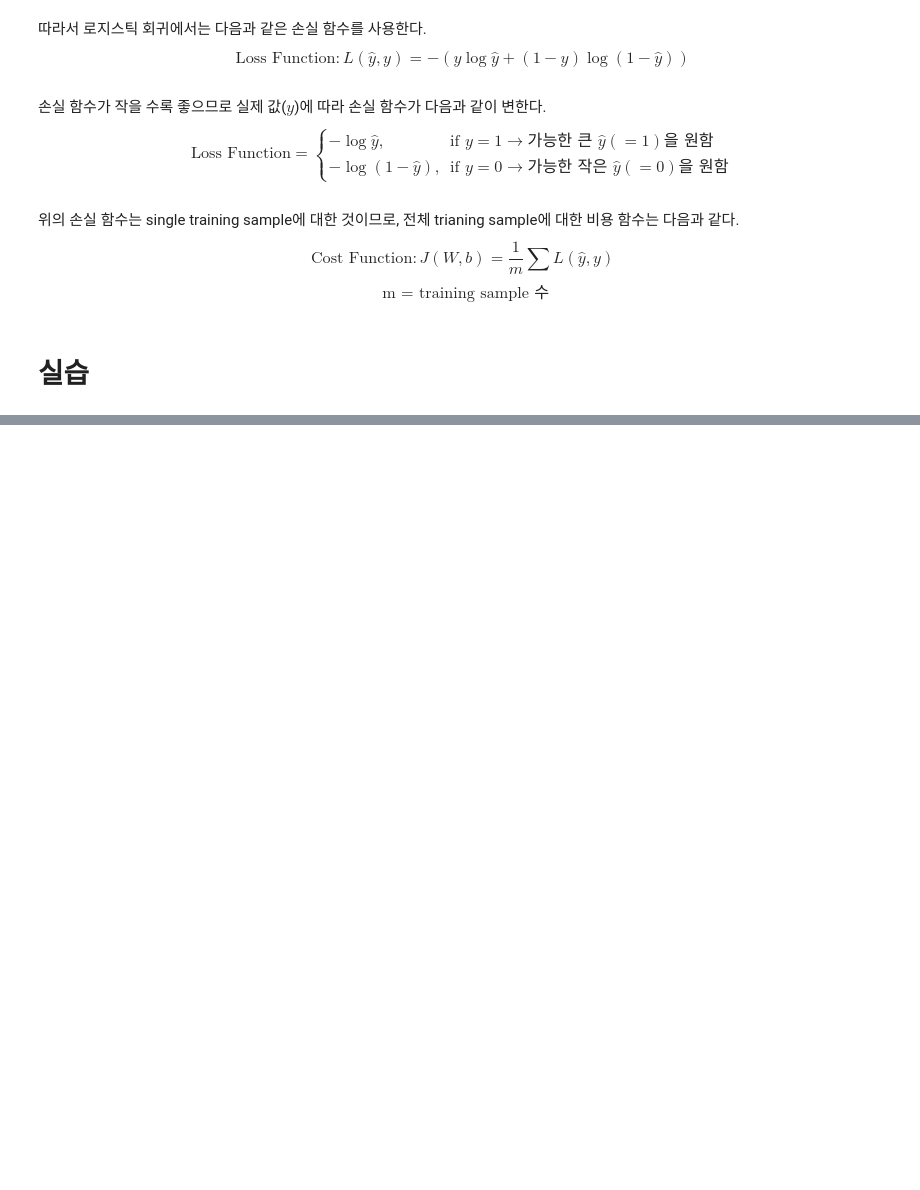
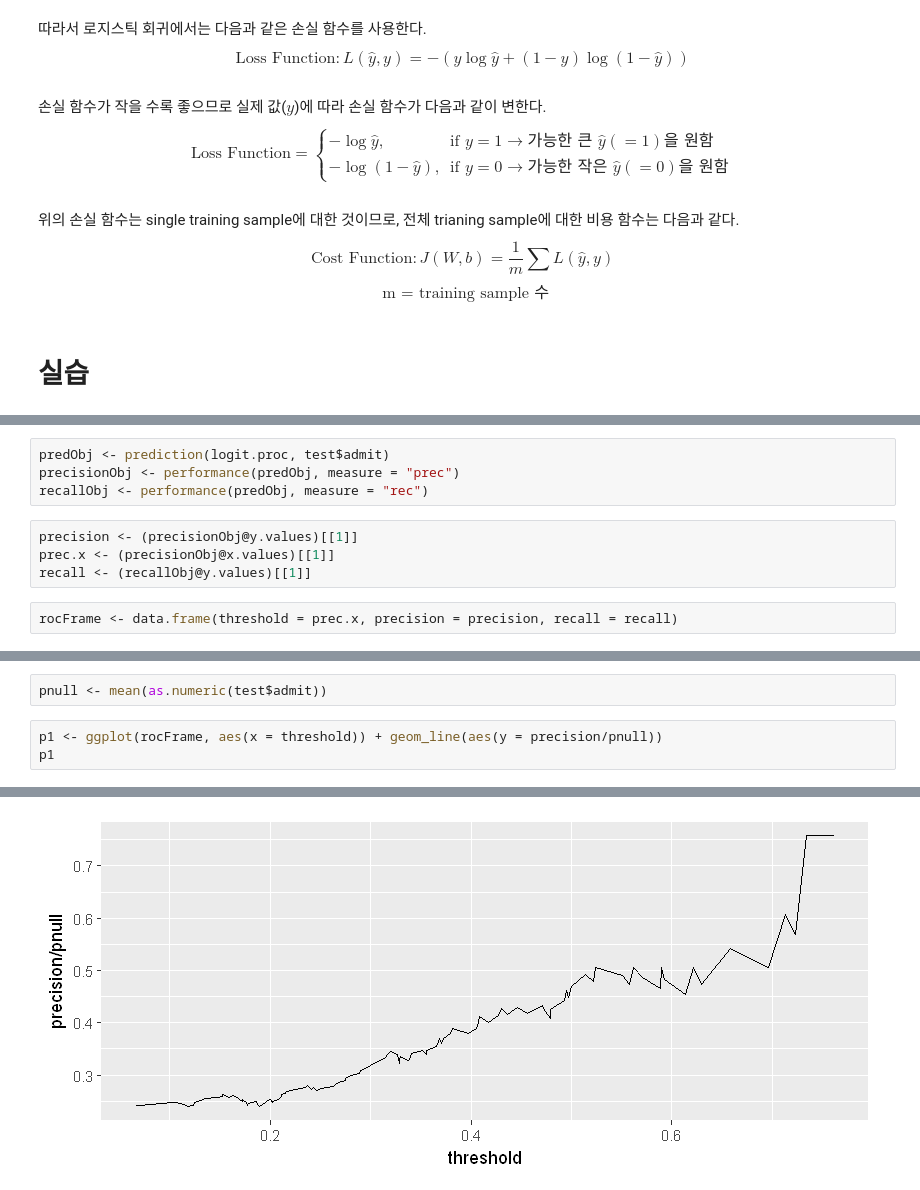
Before and after one commit to rymyung/Machine-Learning, a Jupyter notebook: Logistic Regression.ipynb, the cells around one changed output, grey strips where cells are left out. Drawn from its saved outputs; the diff is of its cells as text; blank space fills up the shorter version.

```diff
--- a/Logistic Regression.ipynb
+++ b/Logistic Regression.ipynb
@@ -193,0 +199,10 @@ Prediction  0  1
+# %%
+predObj <- prediction(logit.proc, test$admit)
+precisionObj <- performance(predObj, measure = "prec")
+recallObj <- performance(predObj, measure = "rec")
+# %%
+precision <- (precisionObj@y.values)[[1]]
+prec.x <- (precisionObj@x.values)[[1]]
+recall <- (recallObj@y.values)[[1]]
+# %%
+rocFrame <- data.frame(threshold = prec.x, precision = precision, recall = recall)
@@ -193,0 +219,6 @@ Prediction  0  1
+# %%
+pnull <- mean(as.numeric(test$admit))
+# %%
+p1 <- ggplot(rocFrame, aes(x = threshold)) + geom_line(aes(y = precision/pnull))
+p1
+# %% [output]
@@ -193,0 +227 @@ Prediction  0  1
+[figure, added]
```
Also changed, not shown: parts of 29 cells of this notebook.
